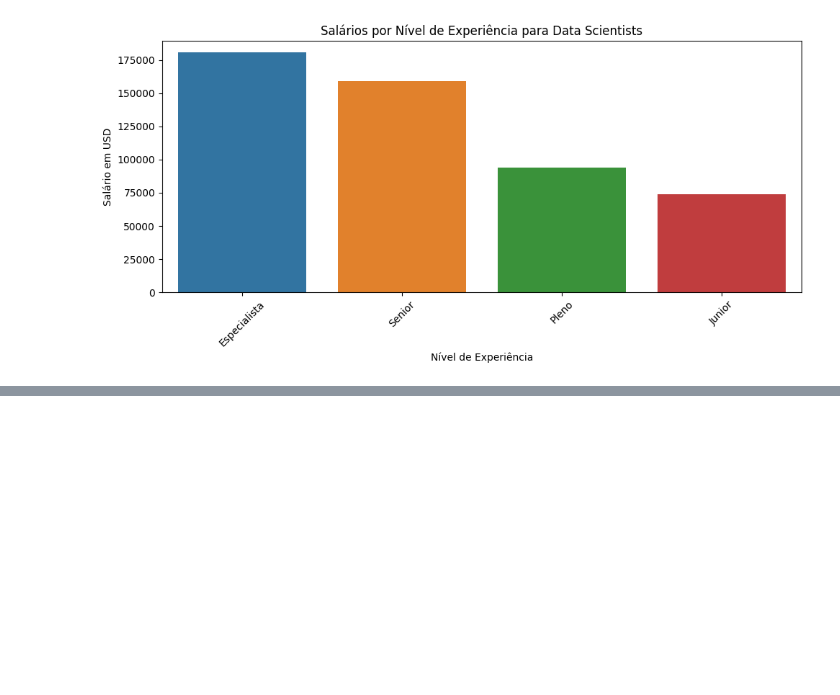
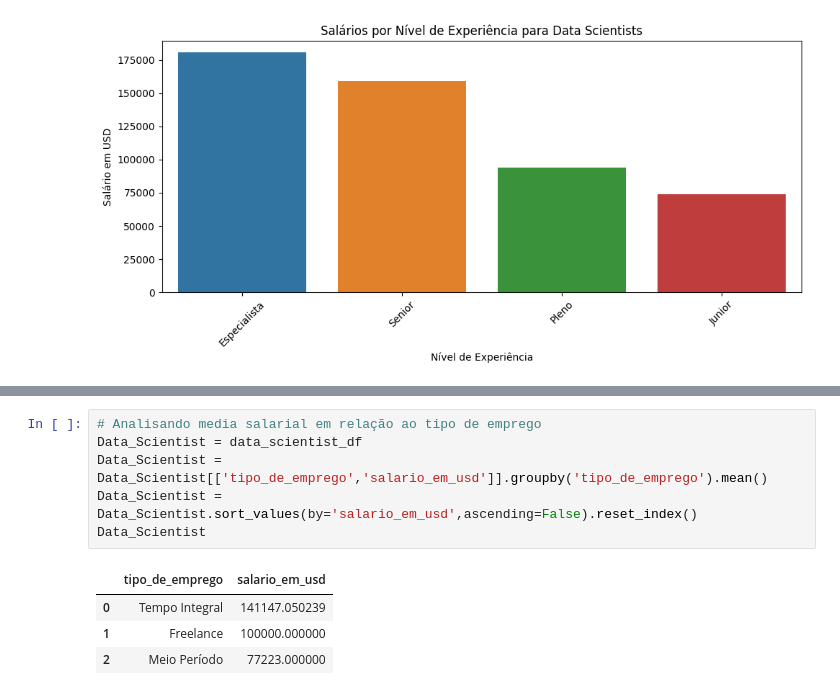
Before and after one commit to jaisson-italo/ds_salary_machine_learning_I, a Jupyter notebook: projeto_ml.ipynb, the cells around one changed output, grey strips where cells are left out. Saved outputs shown, nothing was run; the diff lists cells and outputs as text; blank space fills up the shorter version.

Commit message:
Analisando media salarial

```diff
--- a/projeto_ml.ipynb
+++ b/projeto_ml.ipynb
@@ -226,0 +229,11 @@ plt.show()
+# %%
+# Analisando media salarial em relação ao tipo de emprego
+Data_Scientist = data_scientist_df
+Data_Scientist = Data_Scientist[['tipo_de_emprego','salario_em_usd']].groupby('tipo_de_emprego').mean()
+Data_Scientist = Data_Scientist.sort_values(by='salario_em_usd',ascending=False).reset_index()
+Data_Scientist
+# %% [output]
+|  | tipo_de_emprego | salario_em_usd |
+| 0 | Tempo Integral | 141147.050239 |
+| 1 | Freelance | 100000.000000 |
+| 2 | Meio Período | 77223.000000 |
```
Also changed, not shown: parts of 1 cell of this notebook.
